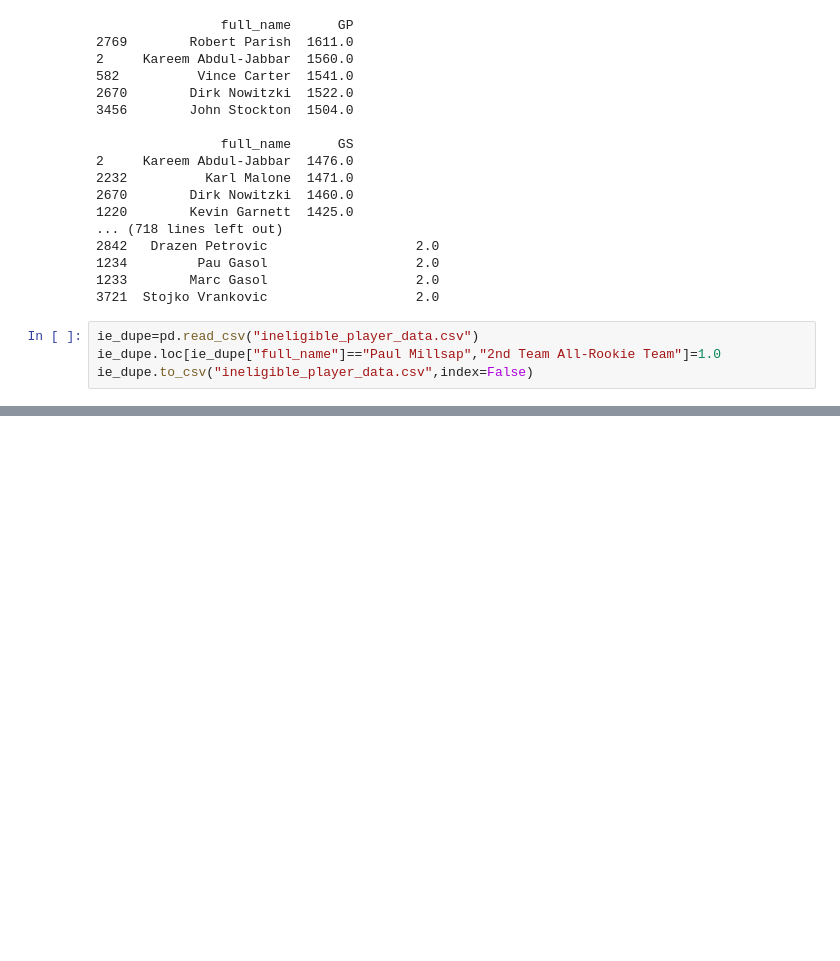
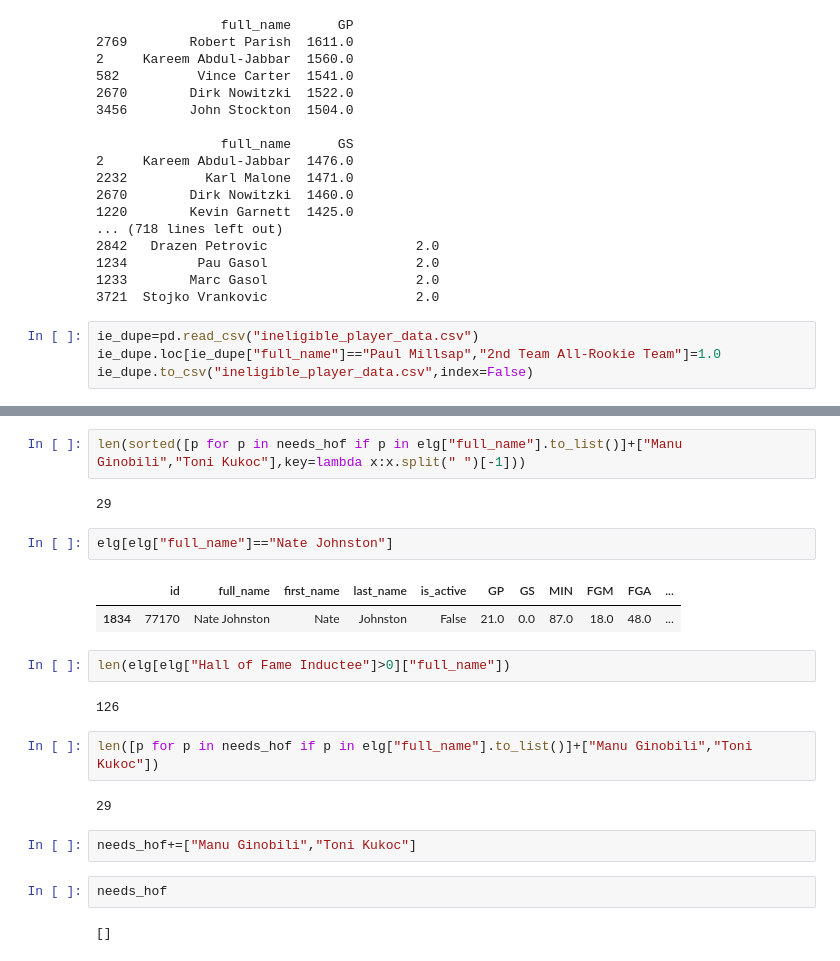
Before and after one commit to bharthun7/nba-hof-predictor, a Jupyter notebook: model-tester.ipynb, the cells around one changed output, grey strips where cells are left out. Drawn from its saved outputs; the diff is of its cells as text; blank space fills up the shorter version.

```diff
--- a/model-tester.ipynb
+++ b/model-tester.ipynb
@@ -128,0 +177,23 @@ ie_dupe.to_csv("ineligible_player_data.csv",index=False)
+# %%
+len(sorted([p for p in needs_hof if p in elg["full_name"].to_list()]+["Manu Ginobili","Toni Kukoc"],key=lambda x:x.split(" ")[-1]))
+# %% [output]
+29
+# %%
+elg[elg["full_name"]=="Nate Johnston"]
+# %% [output]
+|  | id | full_name | first_name | last_name | is_active | GP | GS | MIN | FGM | FGA | ... |
+| 1834 | 77170 | Nate Johnston | Nate | Johnston | False | 21.0 | 0.0 | 87.0 | 18.0 | 48.0 | ... |
+# %%
+len(elg[elg["Hall of Fame Inductee"]>0]["full_name"])
+# %% [output]
+126
+# %%
+len([p for p in needs_hof if p in elg["full_name"].to_list()]+["Manu Ginobili","Toni Kukoc"])
+# %% [output]
+29
+# %%
+needs_hof+=["Manu Ginobili","Toni Kukoc"]
+# %%
+needs_hof
+# %% [output]
+[]
```
Also changed, not shown: parts of 4 cells of this notebook, 1 other file.
